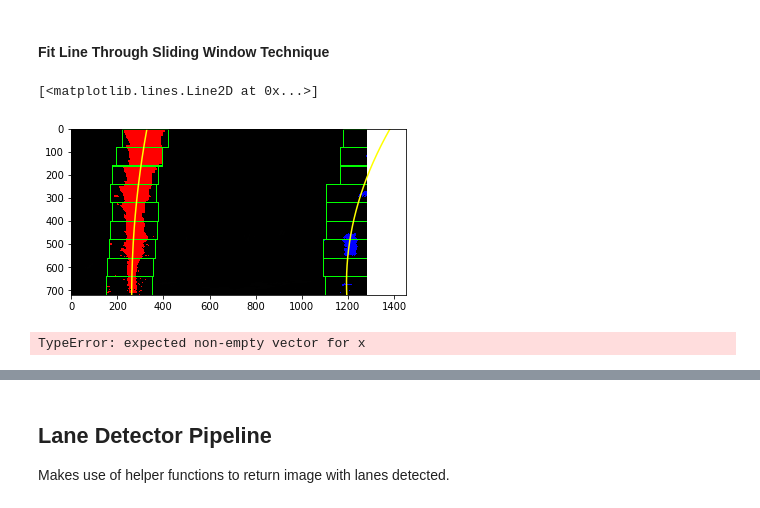
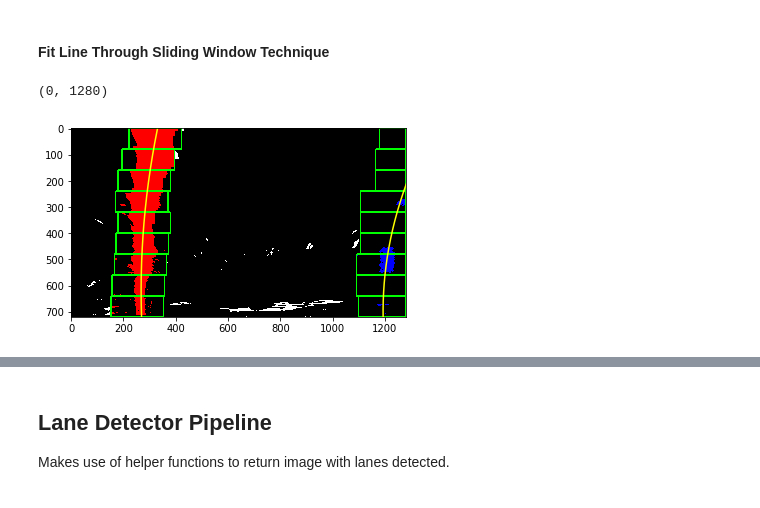
Before and after one commit to laygond/Advance-Lane-Detection, a Jupyter notebook: demo.ipynb, the cells around one changed output, grey strips where cells are left out. Drawn from its saved outputs; the diff is of its cells as text; code cells hidden in the pictures.

Commit message:
feat: addition of lane detection

```diff
--- a/demo.ipynb
+++ b/demo.ipynb
@@ -425,27 +455,18 @@ def fit_polynomial(img_height, left_lane_pts, right_lane_pts):
 # %% [markdown]
 #### Fit Line Through Sliding Window Technique
 # %%
-# Sliding Window
+# Find pixels and Draw (Sliding Windows)
 left_lane_pts, right_lane_pts, window_midpts = find_lane_pixels_in_sliding_window(bin_warped_wide)
-img_outout = draw_lane_pixels_in_sliding_window(bin_warped_wide, left_lane_pts, right_lane_pts, window_midpts)
-left_fitx, right_fitx, ploty = fit_polynomial(height, left_lane_pts, right_lane_pts)
+img_out = draw_lane_pixels_in_sliding_window(bin_warped_wide, left_lane_pts, right_lane_pts, window_midpts)
+
+# Get Line Fit
+left_fit, right_fit, left_fitx, right_fitx, ploty = fit_polynomial(height, left_lane_pts, right_lane_pts)
 
 # Display
-plt.imshow(img_outout)
+plt.imshow(img_out)
 plt.plot(left_fitx, ploty , color='yellow')
 plt.plot(right_fitx, ploty, color='yellow')
+plt.xlim(0, width)
 # %% [output]
-[<matplotlib.lines.Line2D at 0x...>]
+(0, 1280)
-[figure, old version]
+[figure, new version]
-# %%
-a=np.array([])
-b=np.array([])
-c= a >= 5
-d=c.nonzero()[0]
-ls=[]
-# ls.extend(a)
-# ls.extend(b)
-ls.extend(d)
-np.polyfit(a , b, 2)
-# %% [output]
-TypeError: expected non-empty vector for x
```
Also changed, not shown: parts of 19 cells of this notebook, 1 other file.
